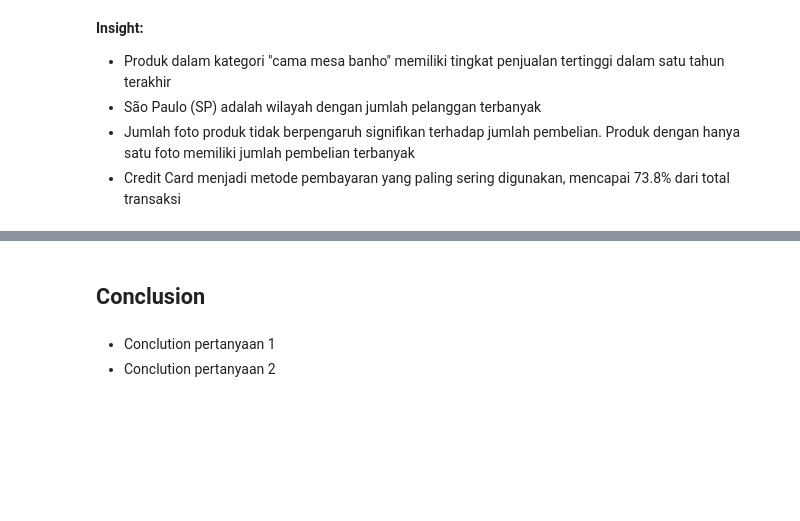
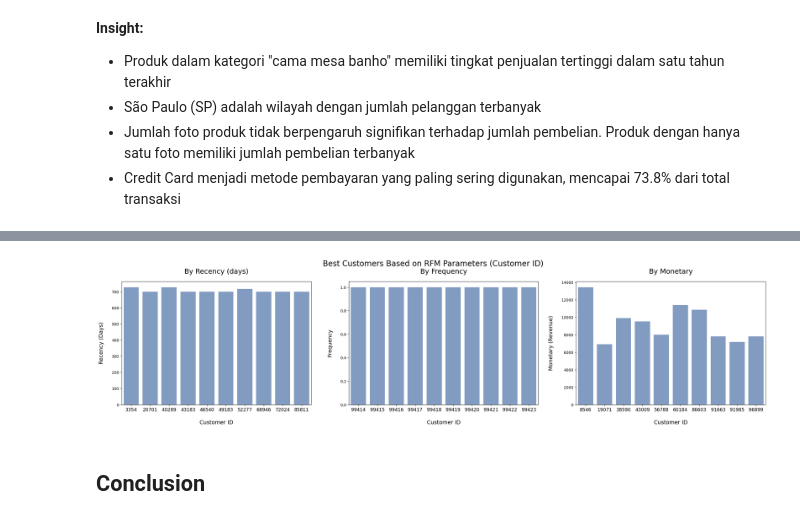
Before and after one commit to asgarindoo/CCMLP-Ecommerce-Analysis, a Jupyter notebook: notebook.ipynb, the cells around one changed output, grey strips where cells are left out. Drawn from its saved outputs; the diff is of its cells as text; code cells hidden in the pictures; blank space fills up the shorter version.

```diff
--- a/notebook.ipynb
+++ b/notebook.ipynb
@@ -1347,0 +1361,20 @@ Metode pembayaran yang paling sering digunakan adalah Credit Card, dengan persen
+# %%
+# Pastikan kolom datetime dalam format datetime
+all_df["order_purchase_timestamp"] = pd.to_datetime(all_df["order_purchase_timestamp"])
+
+# Buat DataFrame RFM
+rfm_df = all_df.groupby(by="customer_id", as_index=False).agg({
+    "order_purchase_timestamp": "max",
+    "order_id": "nunique",
+    "price": "sum"
+})
+
+rfm_df.columns = ["customer_id", "max_order_timestamp", "frequency", "monetary"]
+recent_date = all_df["order_purchase_timestamp"].max().date()
+rfm_df["max_order_timestamp"] = rfm_df["max_order_timestamp"].fillna(pd.Timestamp(recent_date))
+rfm_df["max_order_timestamp"] = rfm_df["max_order_timestamp"].dt.date
+rfm_df["recency"] = rfm_df["max_order_timestamp"].apply(lambda x: (recent_date - x).days)
+
+rfm_df.drop("max_order_timestamp", axis=1, inplace=True)
+
+rfm_df.head().reset_index(drop=True)
@@ -1348,5 +1388,35 @@ Metode pembayaran yang paling sering digunakan adalah Credit Card, dengan persen
+# %%
+top_customers_recency = rfm_df.sort_values("recency", ascending=False).head(10)
+top_customers_frequency = rfm_df.sort_values("frequency", ascending=False).head(10)
+top_customers_monetary = rfm_df.sort_values("monetary", ascending=False).head(10)
+
+# Plot barplot
+fig, ax = plt.subplots(nrows=1, ncols=3, figsize=(30, 6))
+
+colors = ["#79C","#79C","#79C","#79C","#79C","#79C","#79C","#79C","#79C","#79C",]
+
+sns.barplot(x=top_customers_recency.index, y="recency", data=top_customers_recency, hue=top_customers_recency.index, palette=colors, ax=ax[0], legend=False)
+ax[0].set_ylabel("Recency (Days)", fontsize=14, labelpad=20)
+ax[0].set_xlabel("Customer ID", fontsize=14, labelpad=20)
+ax[0].set_title("By Recency (days)", loc="center", fontsize=18, pad=20)
+ax[0].tick_params(axis='x', labelsize=12)
+
+sns.barplot(x=top_customers_frequency.index, y="frequency", data=top_customers_frequency, hue=top_customers_frequency.index, palette=colors, ax=ax[1], legend=False)
+ax[1].set_ylabel("Frequency", fontsize=14, labelpad=20)
+ax[1].set_xlabel("Customer ID", fontsize=14, labelpad=20)
+ax[1].set_title("By Frequency", loc="center", fontsize=18, pad=20)
+ax[1].tick_params(axis='x', labelsize=12)
+
+sns.barplot(x=top_customers_monetary.index, y="monetary", data=top_customers_monetary, hue=top_customers_monetary.index, palette=colors, ax=ax[2], legend=False)
+ax[2].set_ylabel("Monetary (Revenue)", fontsize=14, labelpad=20)
+ax[2].set_xlabel("Customer ID", fontsize=14, labelpad=20)
+ax[2].set_title("By Monetary", loc="center", fontsize=18, pad=20)
+ax[2].tick_params(axis='x', labelsize=12)
+
+plt.suptitle("Best Customers Based on RFM Parameters (Customer ID)", fontsize=20)
+plt.subplots_adjust(top=0.85)  # Menyesuaikan jarak atas setelah tight_layout
+plt.show()
+# %% [output]
+[figure, added]
 # %% [markdown]
 ## Conclusion
-# %% [markdown]
-- Conclution pertanyaan 1
-- Conclution pertanyaan 2
```
Also changed, not shown: parts of 7 cells of this notebook.
